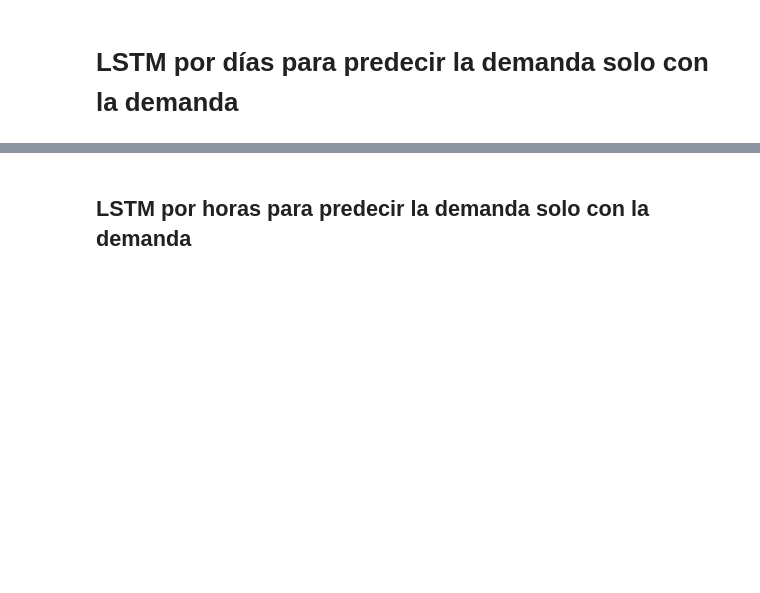
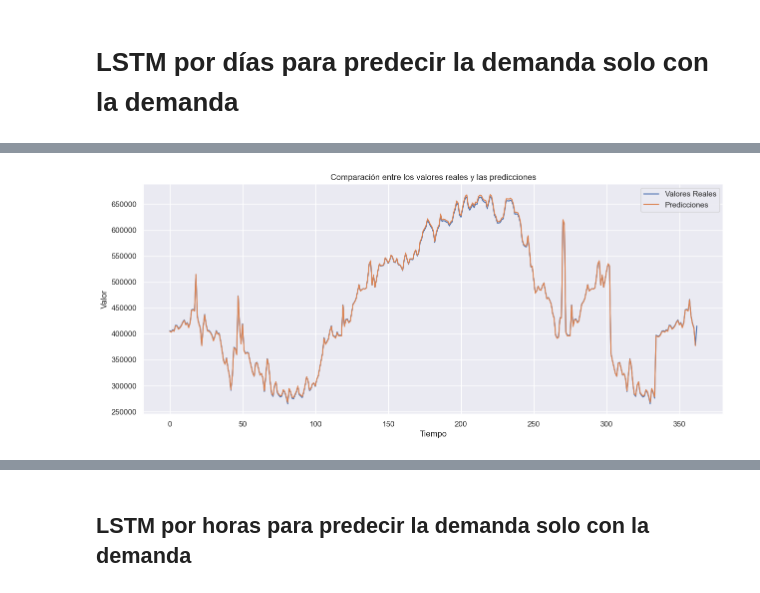
Before and after one commit to Josdelser/Prosumer-TFM, a Jupyter notebook: MLE-ProsumerFinal.ipynb, the cells around one changed output, grey strips where cells are left out. Cells and saved outputs as stored; diff of their text form; code cells hidden in the pictures; blank space fills up the shorter version.

```diff
--- a/MLE-ProsumerFinal.ipynb
+++ b/MLE-ProsumerFinal.ipynb
@@ -1154,0 +1152,98 @@ plt.show()
+# %%
+
+import pandas as pd
+from datetime import datetime, timedelta
+from sklearn.preprocessing import MinMaxScaler
+import numpy as np
+from keras.models import Sequential
+from keras.layers import LSTM, Dense
+
+# Leer el archivo CSV
+file_path = 'demanda_data.csv'
+df = pd.read_csv(file_path)
+
+# Crear una columna de fechas desde el 01-01-2019 hasta el 31-12-2021
+start_date = datetime(2019, 1, 1)
+end_date = datetime(2021, 12, 31)
+delta = timedelta(days=1)
+
+# Lista para almacenar las fechas generadas
+dates = []
+
+# Generar fechas
+current_date = start_date
+while current_date <= end_date:
+    dates.append(current_date)
+    current_date += delta
+
+# Eliminar un día para hacer coincidir con el número de filas
+dates = dates[:-1]
+df['Date'] = dates
+df = df[['Date', df.columns[0]]]  # Reordenar las columnas
+
+# Filtrar datos para entrenamiento (2019 y 2020) y test (2021)
+train_data = df[df['Date'] < '2021-01-01']
+test_data = df[df['Date'] >= '2021-01-01']
+
+# Escalar los datos entre 0 y 1
+scaler = MinMaxScaler()
+train_scaled = scaler.fit_transform(train_data.iloc[:, 1].values.reshape(-1, 1))
+test_scaled = scaler.transform(test_data.iloc[:, 1].values.reshape(-1, 1))
+
+# Preparar datos para el modelo LSTM
+X_train, y_train, X_test, y_test = [], [], [], []
+
+# Utilizar el valor anterior para predecir el siguiente valor
+for i in range(1, len(train_scaled)):
+    X_train.append(train_scaled[i-1:i, 0])
+    y_train.append(train_scaled[i, 0])
+
+for i in range(1, len(test_scaled)):
+    X_test.append(test_scaled[i-1:i, 0])
+    y_test.append(test_scaled[i, 0])
+
+# Convertir listas a arrays de NumPy
+X_train, y_train = np.array(X_train), np.array(y_train)
+X_test, y_test = np.array(X_test), np.array(y_test)
+
+# Redimensionar los datos para que sean compatibles con el modelo LSTM
+X_train = np.reshape(X_train, (X_train.shape[0], X_train.shape[1], 1))
+X_test = np.reshape(X_test, (X_test.shape[0], X_test.shape[1], 1))
+
+# Construir el modelo LSTM
+model = Sequential()
+model.add(LSTM(units=50, return_sequences=True, input_shape=(X_train.shape[1], 1)))
+model.add(LSTM(units=50))
+model.add(Dense(units=1))
+
+# Compilar el modelo
+model.compile(optimizer='adam', loss='mean_squared_error')
+
+# Entrenar el modelo
+history = model.fit(X_train, y_train, epochs=50, batch_size=32)
+# Realizar predicciones usando el conjunto de datos de prueba
+predicted_values = model.predict(X_test)
+
+# Desescalar las predicciones
+predicted_values = scaler.inverse_transform(np.reshape(predicted_values, (-1, 1)))
+predicted_values_aligned = predicted_values[1:]
+# Desescalar los valores reales del conjunto de datos de prueba para comparación
+real_values = scaler.inverse_transform(y_test.reshape(-1, 1))
+
+
+# Calcular métricas de rendimiento, como el error cuadrático medio (opcional)
+from sklearn.metrics import mean_squared_error
+mse = mean_squared_error(real_values, predicted_values)
+
+# Visualizar las predicciones y los valores reales (opcional)
+import matplotlib.pyplot as plt
+
+plt.figure(figsize=(15, 6))
+plt.plot(real_values, label='Valores Reales')
+plt.plot(predicted_values_aligned, label='Predicciones')
+plt.title('Comparación entre los valores reales y las predicciones')
+plt.xlabel('Tiempo')
+plt.ylabel('Valor')
+plt.legend()
+plt.show()
+# %% [output]
@@ -1154,0 +1267 @@ plt.show()
+[figure, added]
```
Also changed, not shown: parts of 11 cells of this notebook, 2 other files.
